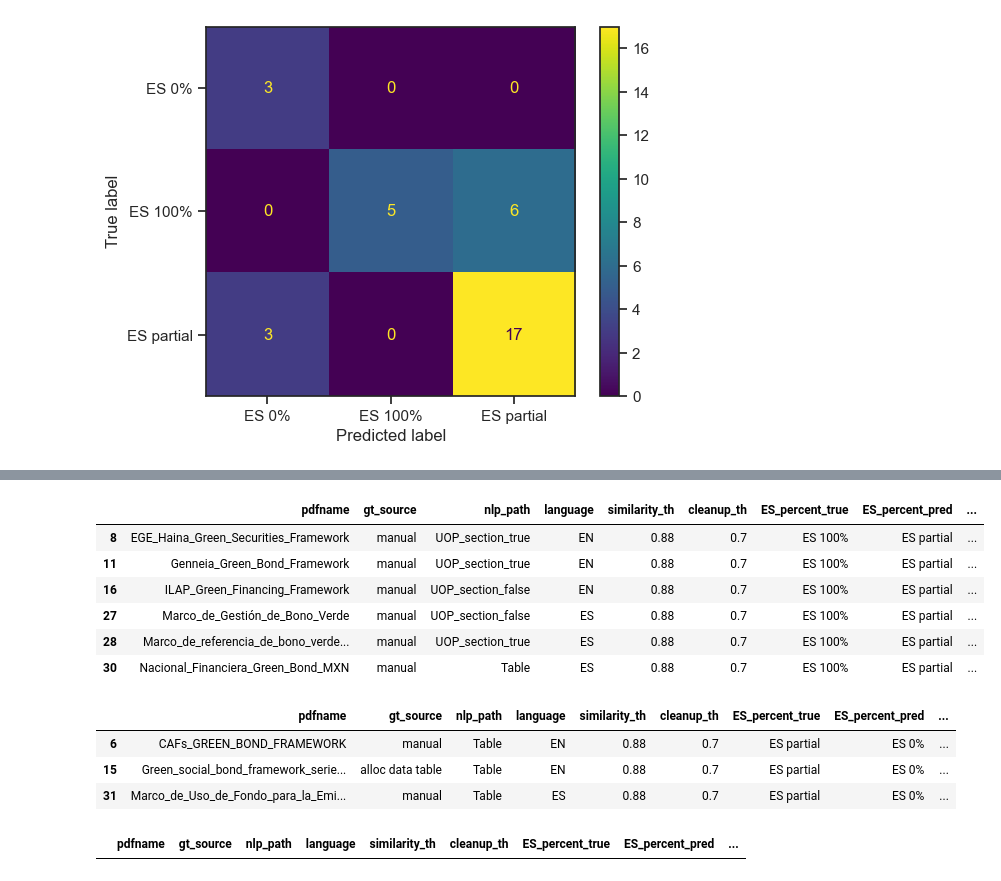
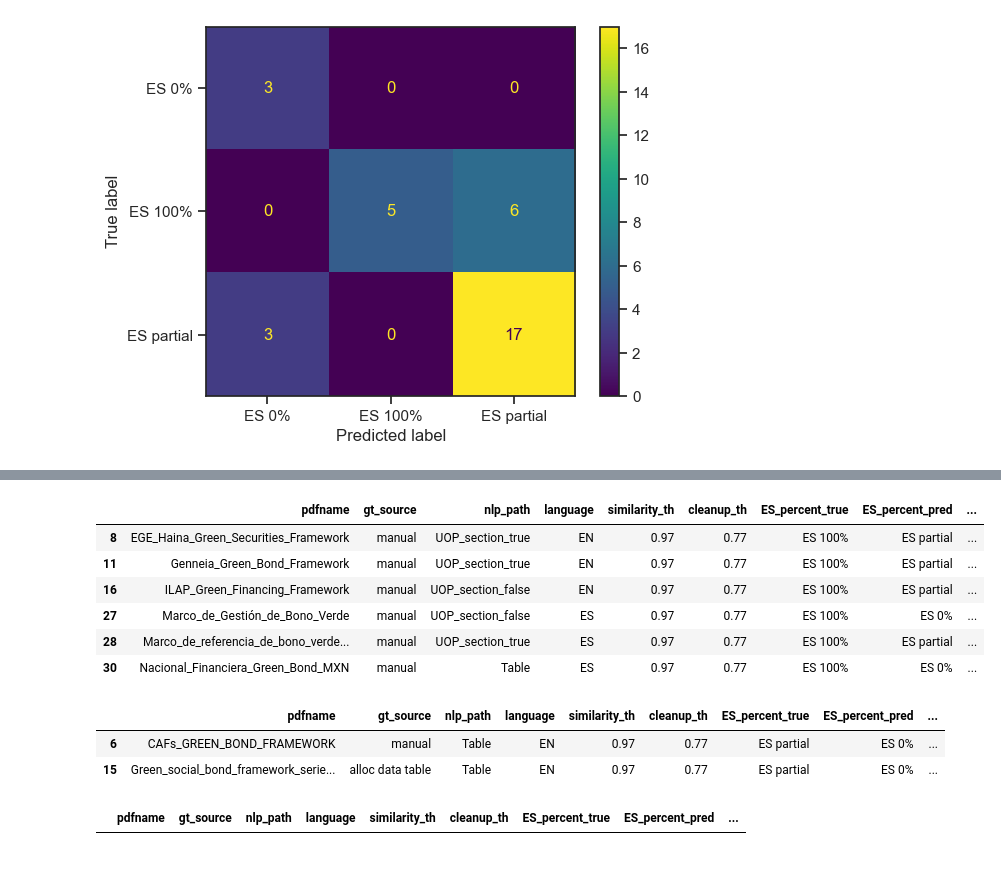
Before and after one commit to emw9805-notabot/ADSCert_project_Watson, a Jupyter notebook: Eval_metrics_V4.ipynb, the cells around one changed output, grey strips where cells are left out. Cells and saved outputs as stored; diff of their text form; code cells hidden in the pictures.

```diff
--- a/Eval_metrics_V4.ipynb
+++ b/Eval_metrics_V4.ipynb
@@ -255,6 +278,17 @@ for r in pred_train_df_v7.itertuples(index=False):
     elif r.ES_partial:
         ES_percent_pred.append('ES partial')
 pred_train_df_v7['ES_percent_pred'] = ES_percent_pred
+# %%
+# create y_pred based on ES percent cols - V8 sim TH = 0.97 & cleanup TH 0.77
+ES_percent_pred = []
+for r in pred_train_df_v8.itertuples(index=False):
+    if r.ES_0_percent:
+        ES_percent_pred.append('ES 0%')
+    elif r.ES_100_percent:
+        ES_percent_pred.append('ES 100%')
+    elif r.ES_partial:
+        ES_percent_pred.append('ES partial')
+pred_train_df_v8['ES_percent_pred'] = ES_percent_pred
 # %%
 # create a dataset containing results for confusion matrix - V4 sim TH = 0.65
 
@@ -319,6 +353,22 @@ conf_mtrx_df_v7['ES_percent_pred'] = pred_train_df_v7['ES_percent_pred']
 conf_mtrx_df_v7['num_cats_true'] = gt_train_df['number_of_cats']
 conf_mtrx_df_v7['num_cats_pred'] = pred_train_df_v7['number_of_cats']
 conf_mtrx_df_v7['num_cats_diff'] = conf_mtrx_df_v7['num_cats_true'] - conf_mtrx_df_v7['num_cats_pred']
+# %%
+# create a dataset containing results for confusion matrix - V8 sim TH = 0.97 & cleanup TH 0.77
+
+conf_mtrx_df_v8 = pd.DataFrame()
+
+conf_mtrx_df_v8['pdfname'] = pred_train_df_v8['pdfname']
+conf_mtrx_df_v8['gt_source'] = gt_train_df['gt_source']
+conf_mtrx_df_v8['nlp_path'] = pred_train_df_v8['nlp_path']
+conf_mtrx_df_v8['language'] = pred_train_df_v8['language']
+conf_mtrx_df_v8['similarity_th'] = pred_train_df_v8['similarity_threshold']
+conf_mtrx_df_v8['cleanup_th'] = pred_train_df_v8['cleanup_threshold']
+conf_mtrx_df_v8['ES_percent_true'] = gt_train_df['ES_percent_true']
+conf_mtrx_df_v8['ES_percent_pred'] = pred_train_df_v8['ES_percent_pred']
+conf_mtrx_df_v8['num_cats_true'] = gt_train_df['number_of_cats']
+conf_mtrx_df_v8['num_cats_pred'] = pred_train_df_v8['number_of_cats']
+conf_mtrx_df_v8['num_cats_diff'] = conf_mtrx_df_v8['num_cats_true'] - conf_mtrx_df_v8['num_cats_pred']
 # %%
 # create ES Partial TP col based on ES percent cols - V4 sim TH = 0.65
 ES_partial_True_Positives = []
@@ -411,3 +461,13 @@ ES_partial_True_Positives
 False    17
 True     17
 Name: count, dtype: int64
+# %%
+# create ES Partial TP col based on ES percent cols - V8 sim TH = 0.97 & cleanup TH 0.77
+ES_partial_True_Positives = []
+for r in conf_mtrx_df_v8.itertuples(index=False):
+    if r.ES_percent_true == 'ES partial' and r.ES_percent_pred == 'ES partial':
+        ES_partial_True_Positives.append(True)
+    else:
+        ES_partial_True_Positives.append(False)
+conf_mtrx_df_v8['ES_partial_True_Positives'] = ES_partial_True_Positives
+conf_mtrx_df_v8['ES_partial_True_Positives'].value_counts()
@@ -510,34 +599,34 @@ plt.show()
 # %%
 # breakdown of ES 100% false negatives
 # EGE a very good example of limitations of program
 # Coop - problem with period in the ESML list. also problem with la and y in green buildings - limitation of program separates la from noun
 # inspect all 10 and cateogorise into limitations of prog and what that is vs fixable
 # 10 falses - diagnose and would sim th by cat make any diff
-trues = conf_mtrx_df_v7['ES_percent_true'] == 'ES 100%'
-preds = conf_mtrx_df_v7['ES_percent_pred'] == 'ES partial'
+trues = conf_mtrx_df_v8['ES_percent_true'] == 'ES 100%'
+preds1 = conf_mtrx_df_v8['ES_percent_pred'] == 'ES partial'
+preds2 = conf_mtrx_df_v8['ES_percent_pred'] == 'ES 0%'
 
-ES_100_FNs = conf_mtrx_df_v7[trues & preds]
+ES_100_FNs = conf_mtrx_df_v8[trues & (preds1 | preds2)]
 ES_100_FNs
 # %% [output]
 |  | pdfname | gt_source | nlp_path | language | similarity_th | cleanup_th | ES_percent_true | ES_percent_pred | ... |
-| 8 | EGE_Haina_Green_Securities_Framework | manual | UOP_section_true | EN | 0.88 | 0.7 | ES 100% | ES partial | ... |
-| 11 | Genneia_Green_Bond_Framework | manual | UOP_section_true | EN | 0.88 | 0.7 | ES 100% | ES partial | ... |
-| 16 | ILAP_Green_Financing_Framework | manual | UOP_section_false | EN | 0.88 | 0.7 | ES 100% | ES partial | ... |
-| 27 | Marco_de_Gestión_de_Bono_Verde | manual | UOP_section_false | ES | 0.88 | 0.7 | ES 100% | ES partial | ... |
-| 28 | Marco_de_referencia_de_bono_verde... | manual | UOP_section_true | ES | 0.88 | 0.7 | ES 100% | ES partial | ... |
-| 30 | Nacional_Financiera_Green_Bond_MXN | manual | Table | ES | 0.88 | 0.7 | ES 100% | ES partial | ... |
+| 8 | EGE_Haina_Green_Securities_Framework | manual | UOP_section_true | EN | 0.97 | 0.77 | ES 100% | ES partial | ... |
+| 11 | Genneia_Green_Bond_Framework | manual | UOP_section_true | EN | 0.97 | 0.77 | ES 100% | ES partial | ... |
+| 16 | ILAP_Green_Financing_Framework | manual | UOP_section_false | EN | 0.97 | 0.77 | ES 100% | ES partial | ... |
+| 27 | Marco_de_Gestión_de_Bono_Verde | manual | UOP_section_false | ES | 0.97 | 0.77 | ES 100% | ES 0% | ... |
+| 28 | Marco_de_referencia_de_bono_verde... | manual | UOP_section_true | ES | 0.97 | 0.77 | ES 100% | ES partial | ... |
+| 30 | Nacional_Financiera_Green_Bond_MXN | manual | Table | ES | 0.97 | 0.77 | ES 100% | ES 0% | ... |
 # %%
 # breakdown of ES partials FNs
-trues = conf_mtrx_df_v7['ES_percent_true'] == 'ES partial'
-preds = conf_mtrx_df_v7['ES_percent_pred'] == 'ES 0%'
+trues = conf_mtrx_df_v8['ES_percent_true'] == 'ES partial'
+preds = conf_mtrx_df_v8['ES_percent_pred'] == 'ES 0%'
 
-ES_partial_FNs = conf_mtrx_df_v7[trues & preds]
+ES_partial_FNs = conf_mtrx_df_v8[trues & preds]
 ES_partial_FNs
 # %% [output]
 |  | pdfname | gt_source | nlp_path | language | similarity_th | cleanup_th | ES_percent_true | ES_percent_pred | ... |
-| 6 | CAFs_GREEN_BOND_FRAMEWORK | manual | Table | EN | 0.88 | 0.7 | ES partial | ES 0% | ... |
-| 15 | Green_social_bond_framework_serie... | alloc data table | Table | EN | 0.88 | 0.7 | ES partial | ES 0% | ... |
-| 31 | Marco_de_Uso_de_Fondo_para_la_Emi... | manual | Table | ES | 0.88 | 0.7 | ES partial | ES 0% | ... |
+| 6 | CAFs_GREEN_BOND_FRAMEWORK | manual | Table | EN | 0.97 | 0.77 | ES partial | ES 0% | ... |
+| 15 | Green_social_bond_framework_serie... | alloc data table | Table | EN | 0.97 | 0.77 | ES partial | ES 0% | ... |
 # %%
 # breakdown of ES 0% FNs
 trues = conf_mtrx_df_v7['ES_percent_true'] == 'ES 0%'
```
Also changed, not shown: parts of 20 cells of this notebook, 1 other file.
